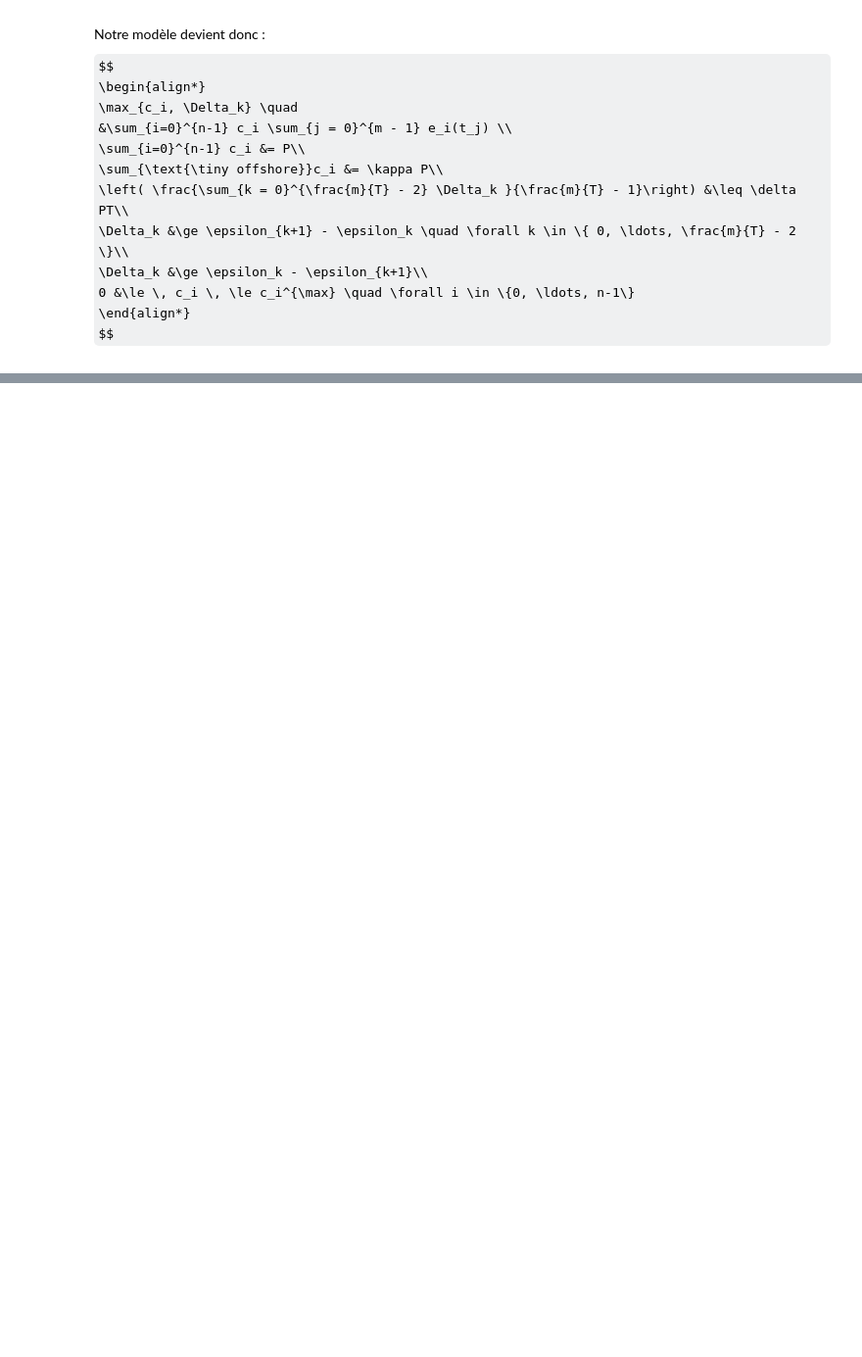
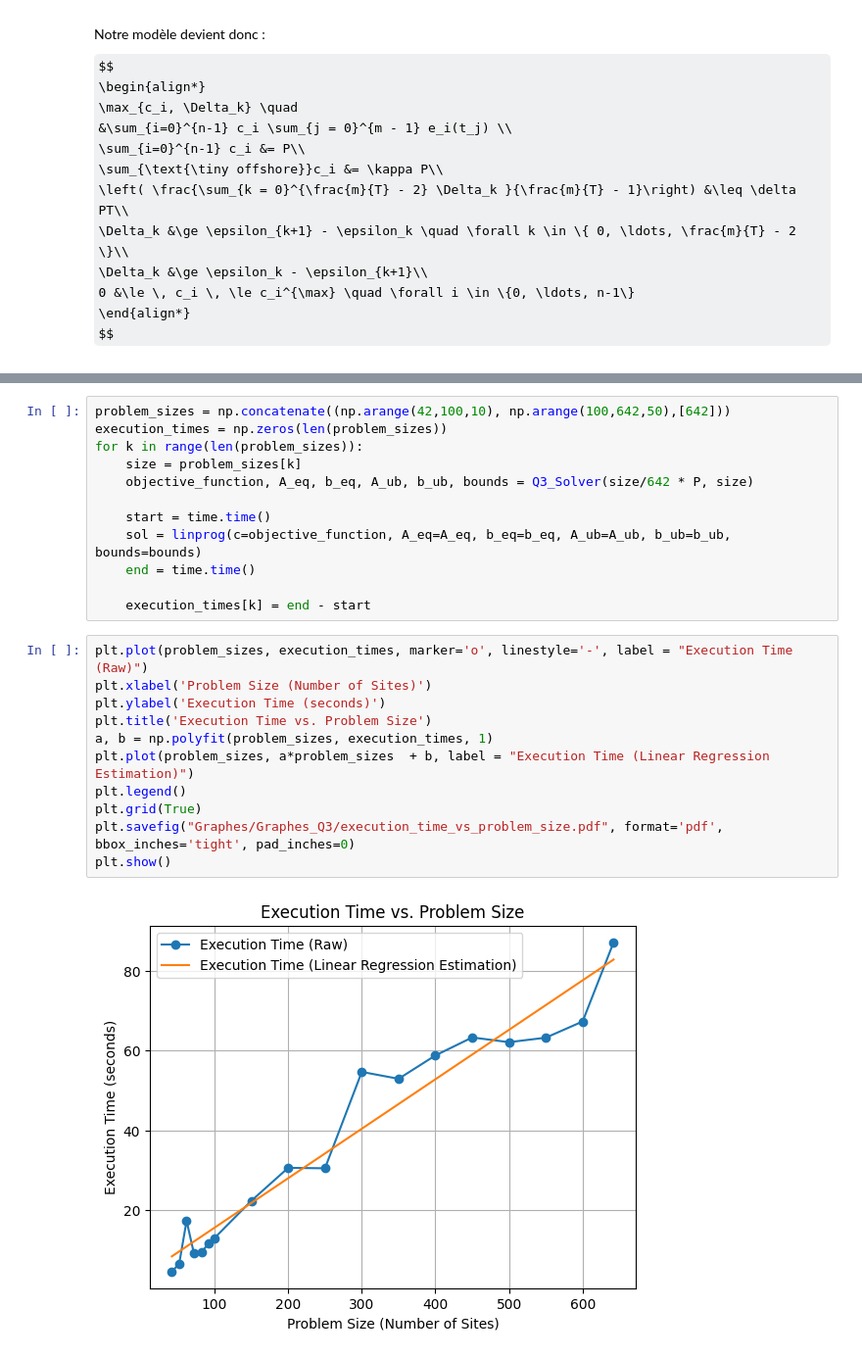
Before and after one commit to AhouLucas/projet-opti, a Jupyter notebook: projet_opti.ipynb, the cells around one changed output, grey strips where cells are left out. Shown at 98% size. Saved outputs shown, nothing was run; the diff lists cells and outputs as text; some formulas as TeX source; blank space fills up the shorter version.

```diff
--- a/projet_opti.ipynb
+++ b/projet_opti.ipynb
@@ -577,0 +805,25 @@ print(sol[:n][sol[:n] != 0].shape)
+# %%
+problem_sizes = np.concatenate((np.arange(42,100,10), np.arange(100,642,50),[642]))
+execution_times = np.zeros(len(problem_sizes))
+for k in range(len(problem_sizes)):
+    size = problem_sizes[k]
+    objective_function, A_eq, b_eq, A_ub, b_ub, bounds = Q3_Solver(size/642 * P, size)
+
+    start = time.time()
+    sol = linprog(c=objective_function, A_eq=A_eq, b_eq=b_eq, A_ub=A_ub, b_ub=b_ub, bounds=bounds)
+    end = time.time()
+
+    execution_times[k] = end - start
+# %%
+plt.plot(problem_sizes, execution_times, marker='o', linestyle='-', label = "Execution Time (Raw)")
+plt.xlabel('Problem Size (Number of Sites)')
+plt.ylabel('Execution Time (seconds)')
+plt.title('Execution Time vs. Problem Size')
+a, b = np.polyfit(problem_sizes, execution_times, 1)
+plt.plot(problem_sizes, a*problem_sizes  + b, label = "Execution Time (Linear Regression Estimation)")
+plt.legend()
+plt.grid(True)
+plt.savefig("Graphes/Graphes_Q3/execution_time_vs_problem_size.pdf", format='pdf', bbox_inches='tight', pad_inches=0)
+plt.show()
+# %% [output]
+[figure, added]
```
Also changed, not shown: parts of 23 cells of this notebook.
